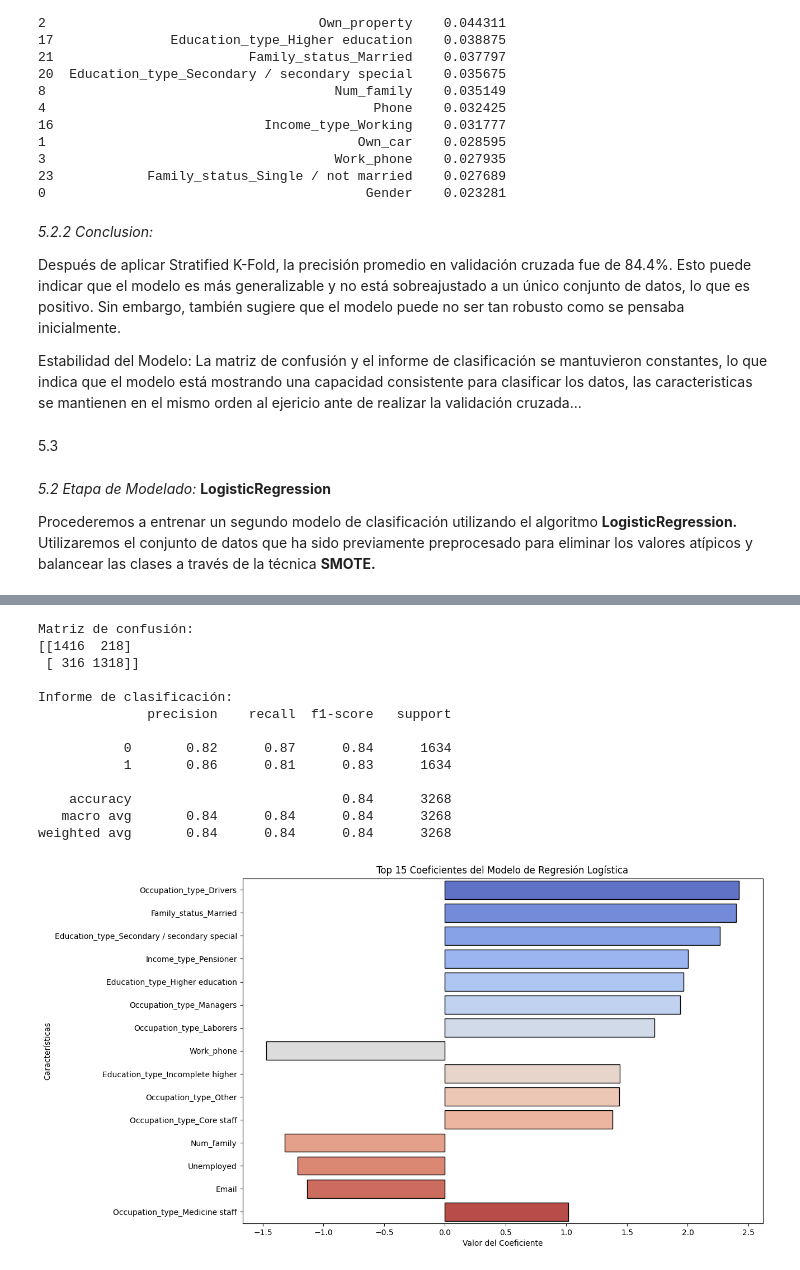
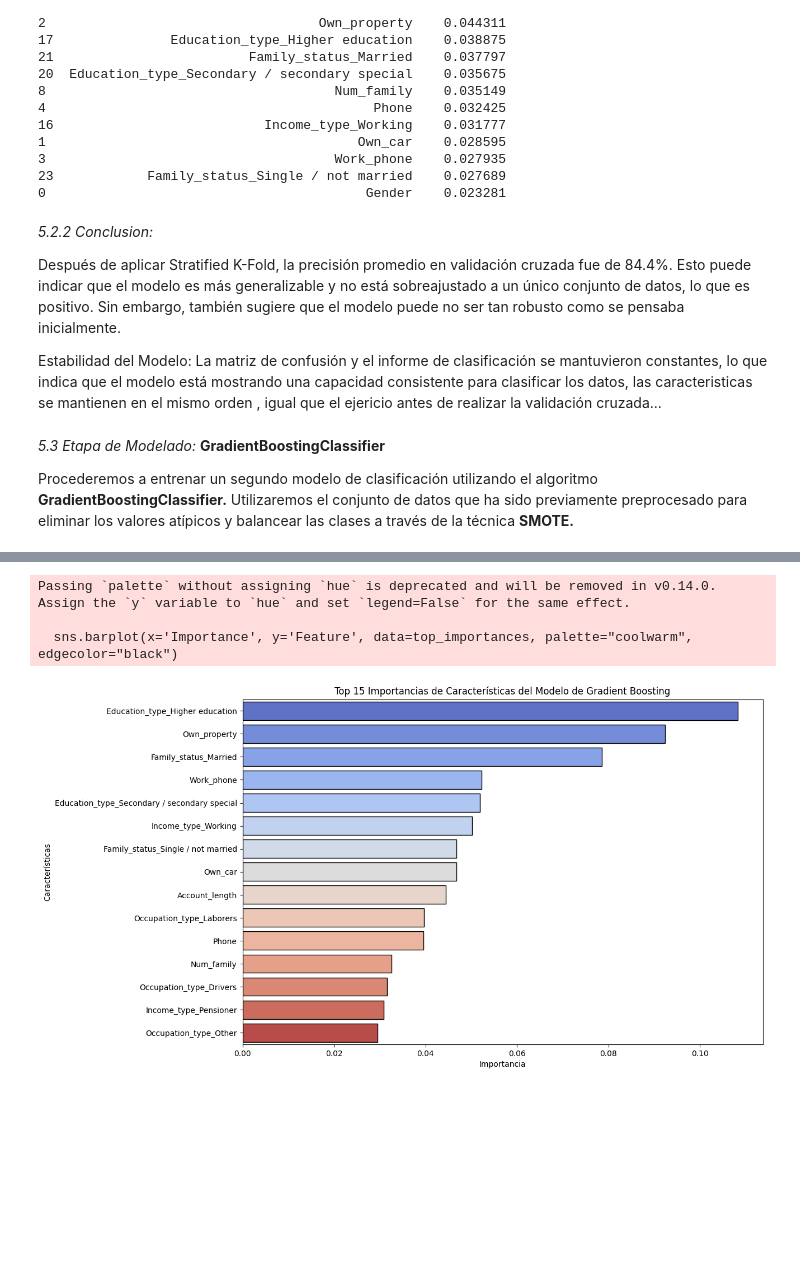
Before and after one commit to Jartorias/DSII_61115_Coderhouse, a Jupyter notebook: ProyectoDSII_ParteI_Diego_Fernando_Neira_Echeverry_Comision_61115.ipynb, the cells around one changed output, grey strips where cells are left out. Drawn from its saved outputs; the diff is of its cells as text; code cells hidden in the pictures; blank space fills up the shorter version.

```diff
--- a/ProyectoDSII_ParteI_Diego_Fernando_Neira_Echeverry_Comision_61115.ipynb
+++ b/ProyectoDSII_ParteI_Diego_Fernando_Neira_Echeverry_Comision_61115.ipynb
@@ -1441,24 +1441,22 @@ Passing `palette` without assigning `hue` is deprecated and will be removed in v
 Después de aplicar Stratified K-Fold, la precisión promedio en validación cruzada fue de 84.4%. Esto puede indicar que el modelo es más generalizable y no está sobreajustado a un único conjunto de datos, lo que es positivo. Sin embargo, también sugiere que el modelo puede no ser tan robusto como se pensaba inicialmente.
 
 Estabilidad del Modelo:
-La matriz de confusión y el informe de clasificación se mantuvieron constantes, lo que indica que el modelo está mostrando una capacidad consistente para clasificar los datos, las caracteristicas se mantienen en el mismo orden al ejericio ante de realizar la validación cruzada...
+La matriz de confusión y el informe de clasificación se mantuvieron constantes, lo que indica que el modelo está mostrando una capacidad consistente para clasificar los datos, las caracteristicas se mantienen en el mismo orden , igual que el ejericio antes de realizar la validación cruzada...
-# %% [markdown]
-5.3
 # %% [markdown]
-*5.2 Etapa de Modelado:* **LogisticRegression**
+*5.3 Etapa de Modelado:* **GradientBoostingClassifier**
 
-Procederemos a entrenar un segundo modelo de clasificación utilizando el algoritmo **LogisticRegression.**  Utilizaremos el conjunto de datos que ha sido previamente preprocesado para eliminar los valores atípicos y balancear las clases a través de la técnica **SMOTE.**
+Procederemos a entrenar un segundo modelo de clasificación utilizando el algoritmo **GradientBoostingClassifier.**  Utilizaremos el conjunto de datos que ha sido previamente preprocesado para eliminar los valores atípicos y balancear las clases a través de la técnica **SMOTE.**
 # %%
 import pandas as pd
+import numpy as np
 import matplotlib.pyplot as plt
 import seaborn as sns
-import numpy as np
 from sklearn.model_selection import train_test_split
-from sklearn.linear_model import LogisticRegression
-from sklearn.metrics import classification_report, confusion_matrix
+from sklearn.ensemble import GradientBoostingClassifier
+from sklearn.metrics import classification_report, confusion_matrix, accuracy_score
 from imblearn.over_sampling import SMOTE
 
-# Cargar el dataset limpio y sin outliers
+# A partir del DataFrame `df_cleaned`
 df = df_cleaned.copy()  # Usar el dataset limpio
 
 # Separar características (X) y variable objetivo (y)
@@ -1468,21 +1466,21 @@ y = df['Target']
 # Convertir variables categóricas a formato numérico usando OneHotEncoding
 X = pd.get_dummies(X, drop_first=True)
 
-# Balanceo de clases usando SMOTE
+# Inicializar el modelo de GradientBoostingClassifier
+gb_model = GradientBoostingClassifier(random_state=42)
+
+# Dividir en conjuntos de entrenamiento y prueba con estratificación
+X_train, X_test, y_train, y_test = train_test_split(X, y, test_size=0.2, random_state=42, stratify=y)
+
+# Aplicar SMOTE solo en el conjunto de entrenamiento
 smote = SMOTE(random_state=42)
-X_resampled, y_resampled = smote.fit_resample(X, y)
+X_train_resampled, y_train_resampled = smote.fit_resample(X_train, y_train)
 
-# Dividir el conjunto de datos balanceado en entrenamiento (80%) y prueba (20%)
-X_train, X_test, y_train, y_test = train_test_split(X_resampled, y_resampled, test_size=0.2, random_state=42, stratify=y_resampled)
-
-# Inicializar el modelo de LogisticRegression
-logreg_model = LogisticRegression(max_iter=1000, random_state=42)
-
-# Entrenar el modelo con los datos de entrenamiento
-logreg_model.fit(X_train, y_train)
+# Entrenar el modelo con los datos de entrenamiento balanceados
+gb_model.fit(X_train_resampled, y_train_resampled)
 
 # Realizar predicciones en el conjunto de prueba
-y_pred = logreg_model.predict(X_test)
+y_pred = gb_model.predict(X_test)
 
 # Evaluar el rendimiento del modelo
 print("Matriz de confusión:")
@@ -1490,24 +1488,23 @@ print(confusion_matrix(y_test, y_pred))
 print("\nInforme de clasificación:")
 print(classification_report(y_test, y_pred))
 
-# Crear un DataFrame con los coeficientes del modelo y sus nombres
-coefficients = logreg_model.coef_[0]
+# Crear un DataFrame con los coeficientes (importancia de características)
+importances = gb_model.feature_importances_
 features_names = X_train.columns
-coefficients_df = pd.DataFrame({'Feature': features_names, 'Coefficient': coefficients})
+importance_df = pd.DataFrame({'Feature': features_names, 'Importance': importances})
 
-# Ordenar los coeficientes por magnitud (absoluta) y mostrar los 15 más importantes
-coefficients_df['Abs_Coefficient'] = coefficients_df['Coefficient'].abs()
-top_coefficients = coefficients_df.sort_values(by='Abs_Coefficient', ascending=False).head(15)
+# Ordenar las importancias y mostrar las 15 más importantes
+top_importances = importance_df.sort_values(by='Importance', ascending=False).head(15)
 
-# Visualizar los coeficientes más importantes con color
+# Visualizar las importancias más importantes con color
 plt.figure(figsize=(12, 8))
-sns.barplot(x='Coefficient', y='Feature', data=top_coefficients, palette="coolwarm", edgecolor="black")
-plt.title('Top 15 Coeficientes del Modelo de Regresión Logística')
-plt.xlabel("Valor del Coeficiente")
+sns.barplot(x='Importance', y='Feature', data=top_importances, palette="coolwarm", edgecolor="black")
+plt.title('Top 15 Importancias de Características del Modelo de Gradient Boosting')
+plt.xlabel("Importancia")
 plt.ylabel("Características")
 plt.show()
 
 # Mostrar el top 15 de características en formato de tabla
-print("Top 15 Características basadas en los Coeficientes del Modelo de Regresión Logística:")
-print(top_coefficients[['Feature', 'Coefficient']]) # Changed 'top_features' to 'top_coefficients'
+print("Top 15 Características basadas en la Importancia del Modelo de Gradient Boosting:")
+print(top_importances[['Feature', 'Importance']])
 # %% [output]
@@ -1525,14 +1524,4 @@ Passing `palette` without assigning `hue` is deprecated and will be removed in v
-Matriz de confusión:
-[[1416  218]
- [ 316 1318]]
+Passing `palette` without assigning `hue` is deprecated and will be removed in v0.14.0. Assign the `y` variable to `hue` and set `legend=False` for the same effect.
 
-Informe de clasificación:
-              precision    recall  f1-score   support
-
-           0       0.82      0.87      0.84      1634
-           1       0.86      0.81      0.83      1634
-
-    accuracy                           0.84      3268
-   macro avg       0.84      0.84      0.84      3268
-weighted avg       0.84      0.84      0.84      3268
+  sns.barplot(x='Importance', y='Feature', data=top_importances, palette="coolwarm", edgecolor="black")
-[figure, old version]
+[figure, new version]
```
Also changed, not shown: parts of 14 cells of this notebook.
